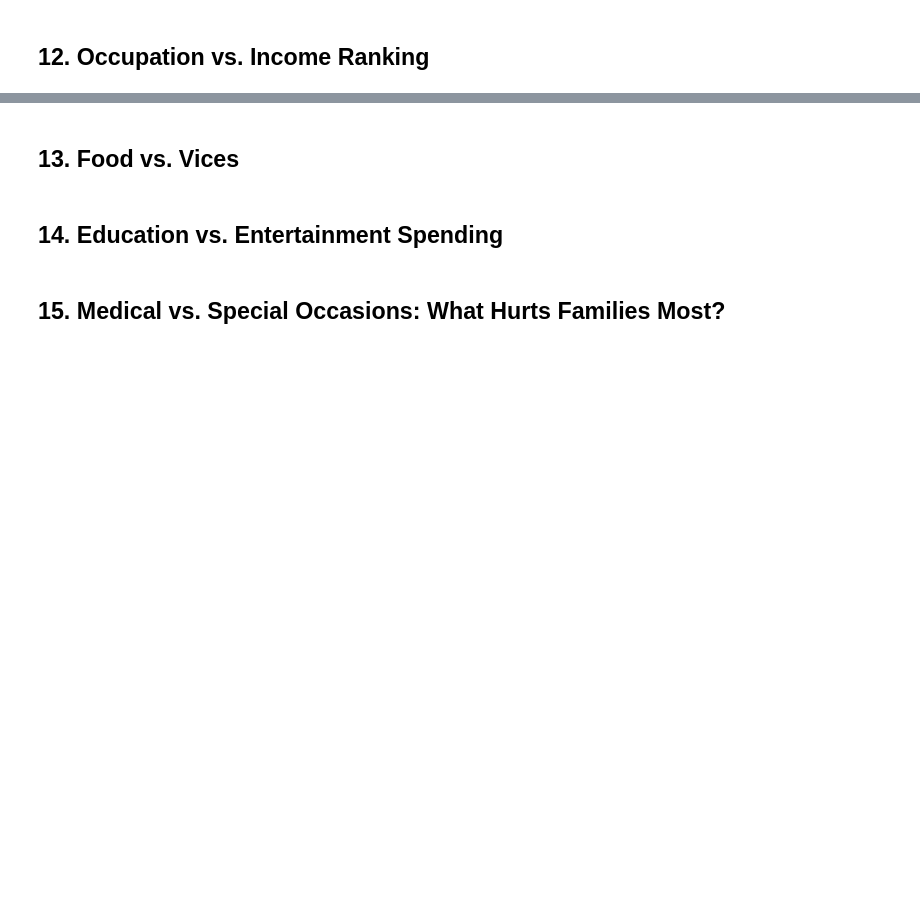
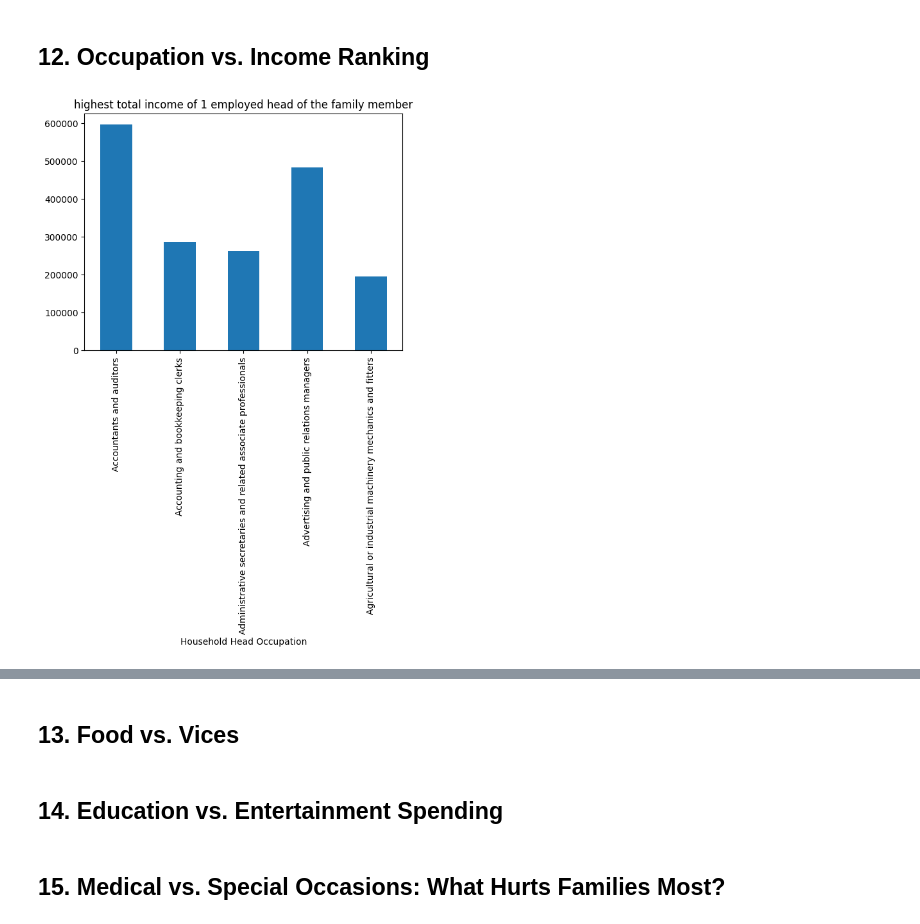
Before and after one commit to Meinya312/PROJECT-ITD-, a Jupyter notebook: project.ipynb, the cells around one changed output, grey strips where cells are left out. Drawn from its saved outputs; the diff is of its cells as text; code cells hidden in the pictures; blank space fills up the shorter version.

```diff
--- a/project.ipynb
+++ b/project.ipynb
@@ -706,4 +695,18 @@ Name: count, dtype: int64
 # %% [markdown]
 <h2>12. Occupation vs. Income Ranking</h2>
 # %%
-#steen
+#steven
+census['Household Head Occupation'].value_counts()
+income_head = census.groupby(['Household Head Occupation'])['Total Household Income'].mean()
+income_head
+
+#dito makikita natin na ang may pinakamalaking household na sweldo ay ang mga accountants saka auditor yan yung total bali try natin yung
+#iisa lang ang employe sa familya
+#ok still auditor
+soloworker = census[census['Total number of family members employed'] == 1]
+income_head_solo = soloworker.groupby(['Household Head Occupation'])['Total Household Income'].mean().head()
+income_head_solo.plot(kind='bar')
+plt.title('highest total income of 1 employed head of the family member')
+plt.show()
+# %% [output]
+[figure, added]
```
Also changed, not shown: parts of 40 cells of this notebook.
